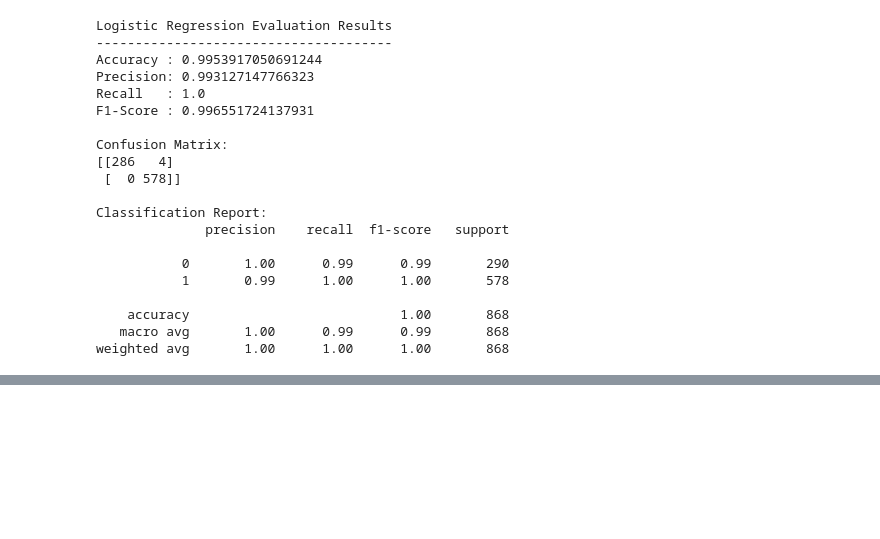
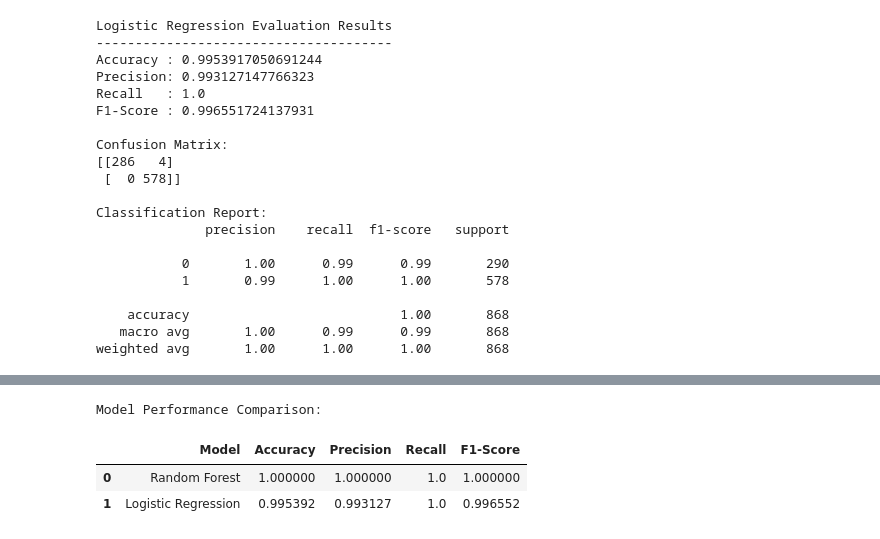
Before and after one commit to HudaR112/AI-customer-retention-predictor, a Jupyter notebook: Notebooks/retention-model-predictorrr.ipynb, the cells around one changed output, grey strips where cells are left out. Cells and saved outputs as stored; diff of their text form; code cells hidden in the pictures; blank space fills up the shorter version.

```diff
--- a/Notebooks/retention-model-predictorrr.ipynb
+++ b/Notebooks/retention-model-predictorrr.ipynb
@@ -331,16 +332,0 @@ These features will form the foundation for the customer retention model.
-# %%
-# Make sure InvoiceDate is in datetime format
-df["InvoiceDate"] = pd.to_datetime(df["InvoiceDate"])
-
-# Set the reference date as one day after the last transaction
-reference_date = df["InvoiceDate"].max() + pd.Timedelta(days=1)
-
-# Create customer-level RFM features
-rfm = df.groupby("CustomerID").agg(
-    Recency=("InvoiceDate", lambda x: (reference_date - x.max()).days),
-    Frequency=("InvoiceNo", "nunique"),
-    Monetary=("TotalAmount", "sum")
-).reset_index()
-
-print("RFM dataset shape:", rfm.shape)
-display(rfm.head())
@@ -891,0 +883,17 @@ weighted avg       1.00      1.00      1.00       868
+# %%
+# Create a model comparison table
+model_comparison = pd.DataFrame({
+    "Model": ["Random Forest", "Logistic Regression"],
+    "Accuracy": [accuracy, accuracy_logistic],
+    "Precision": [precision, precision_logistic],
+    "Recall": [recall, recall_logistic],
+    "F1-Score": [f1, f1_logistic]
+})
+
+print("Model Performance Comparison:")
+display(model_comparison)
+# %% [output]
+Model Performance Comparison:
+|  | Model | Accuracy | Precision | Recall | F1-Score |
+| 0 | Random Forest | 1.000000 | 1.000000 | 1.0 | 1.000000 |
+| 1 | Logistic Regression | 0.995392 | 0.993127 | 1.0 | 0.996552 |
```
Also changed, not shown: parts of 16 cells of this notebook.
